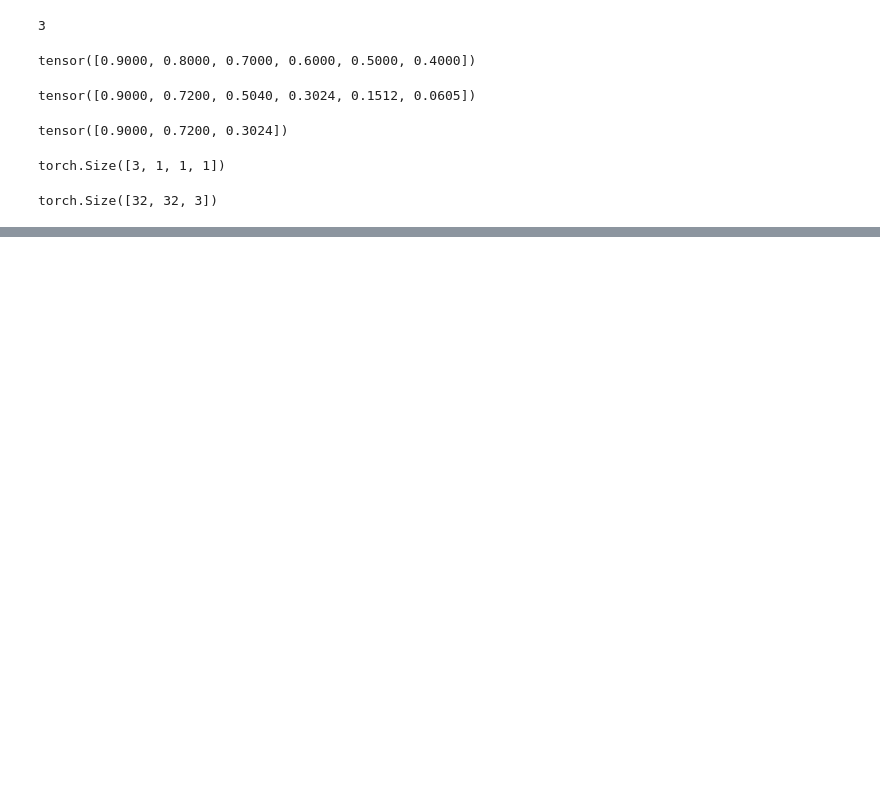
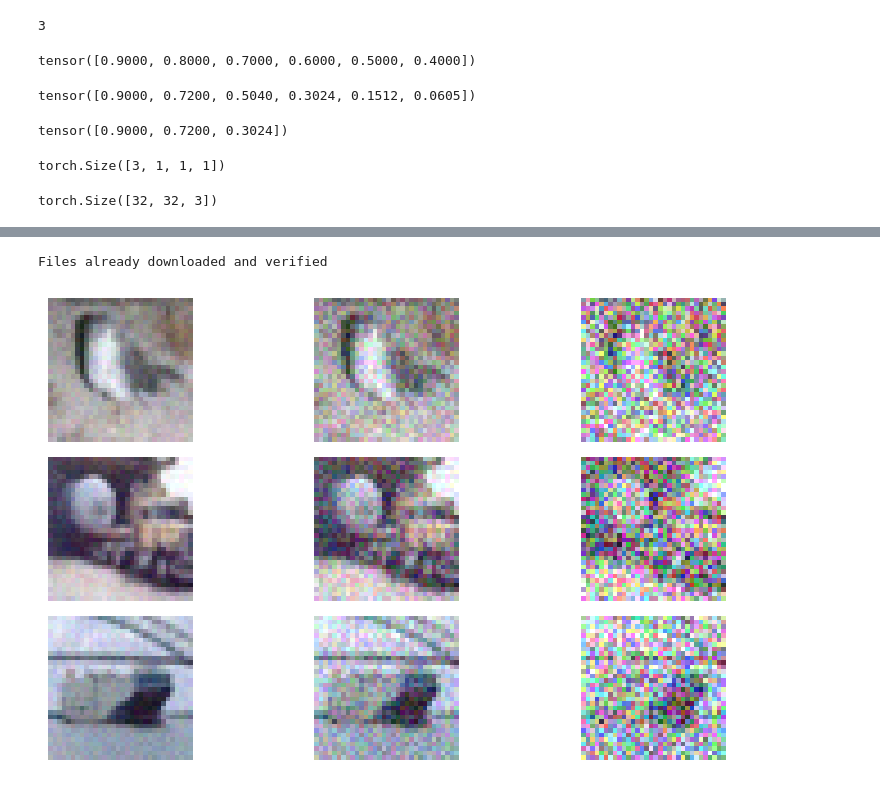
Before and after one commit to patrick-lindemann/ddpm, a Jupyter notebook: scheduler-test.ipynb, the cells around one changed output, grey strips where cells are left out. Saved outputs shown, nothing was run; the diff lists cells and outputs as text; code cells hidden in the pictures; blank space fills up the shorter version.

Commit message:
load data and visuale

```diff
--- a/scheduler-test.ipynb
+++ b/scheduler-test.ipynb
@@ -92,0 +95,31 @@ Clipping input data to the valid range for imshow with RGB data ([0..1] for floa
+# %%
+def load_data(dataset = 'CIFAR10', Train=True, batch_size = 16):
+    transform = transforms.Compose(
+            [transforms.ToTensor(),
+             transforms.Normalize((0.5, 0.5, 0.5), (0.5, 0.5, 0.5))])
+    trainset = CIFAR10(root='./data', train=Train, download=True, transform=transform)
+    trainloader = torch.utils.data.DataLoader(trainset, shuffle=True, batch_size=batch_size)
+
+    trainimages, trainlabels = next(iter(trainloader))
+    return trainimages, trainlabels
+# %%
+def display_images(img, labels, nrow=3):
+    fig, axs = plt.subplots(nrow, 3, figsize=(10, 2* nrow))
+    plt.subplots_adjust(wspace=0.1, hspace=0.1)
+
+    for j in range(nrow):
+        images_to_display = img[j].permute(1, 2, 0)
+        images_to_display = images_to_display / 2 + 0.5  # unnormalize
+        noisy_images = noise_scheduler(images_to_display, t, betas)
+
+        for i, image in enumerate(noisy_images):
+
+            axs[j, i].imshow(torch.clamp(image, 0.0, 1.0))
+            axs[j, i].axis('off')
+    plt.show()
+# %%
+img , labels = load_data()
+display_images(img, labels)
+# %% [output]
+Files already downloaded and verified
+[figure, added]
```
Also changed, not shown: parts of 4 cells of this notebook.
